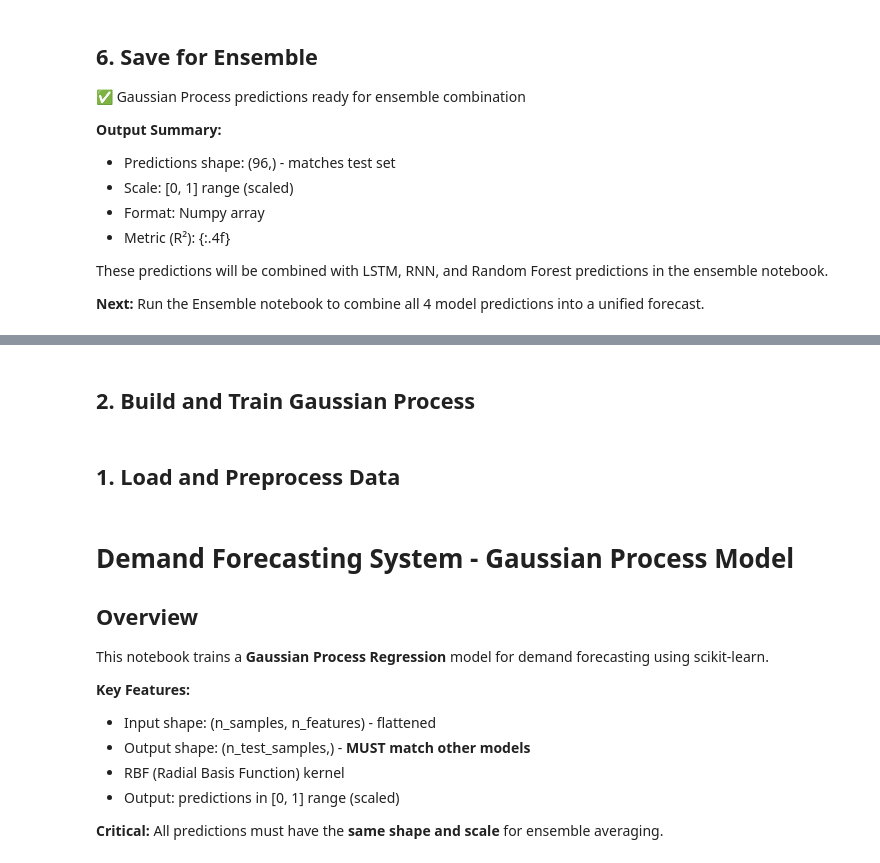
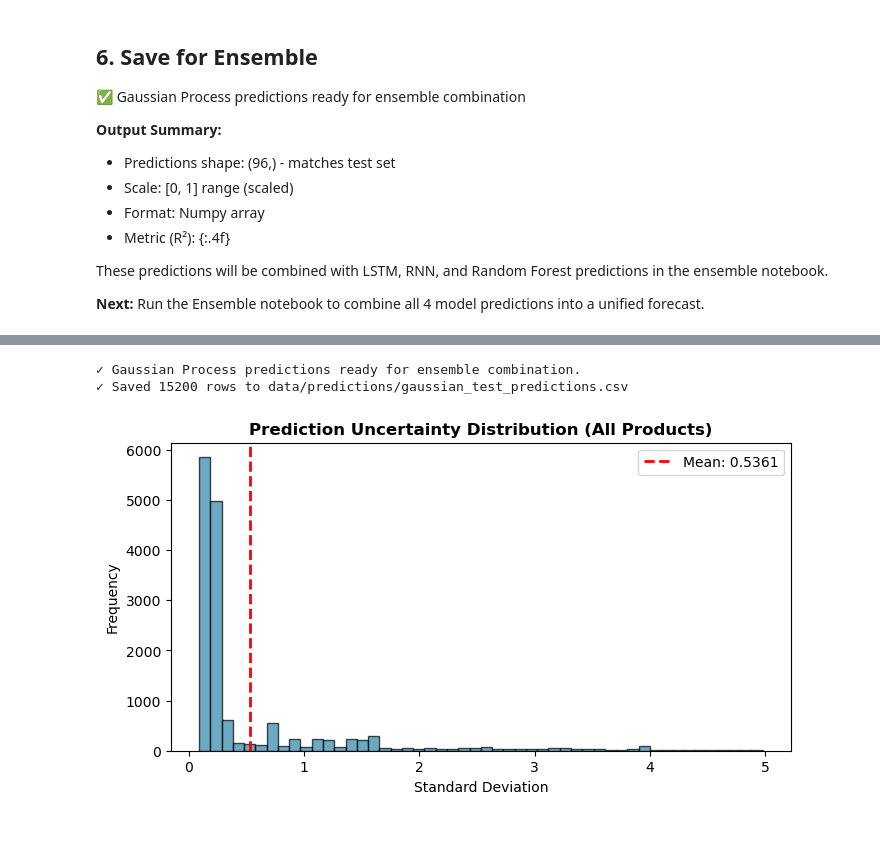
Before and after one commit to nhbi05/demand-forecasting, a Jupyter notebook: notebooks/05_Gaussian.ipynb, the cells around one changed output, grey strips where cells are left out. Drawn from its saved outputs; the diff is of its cells as text; code cells hidden in the pictures; blank space fills up the shorter version.

```diff
--- a/notebooks/05_Gaussian.ipynb
+++ b/notebooks/05_Gaussian.ipynb
@@ -124,2 +264,0 @@ print(f"✓ Normalized Y: {model.normalize_y}")
-# %% [markdown]
-## 2. Build and Train Gaussian Process
@@ -149,2 +264,0 @@ print(f"\n✓ Test predictions will have shape: ({len(y_test_flat)},)")
-# %% [markdown]
-## 1. Load and Preprocess Data
@@ -170,13 +265,27 @@ print("✓ Libraries and modules imported successfully")
-# %% [markdown]
-# Demand Forecasting System - Gaussian Process Model
-
-## Overview
-This notebook trains a **Gaussian Process Regression** model for demand forecasting using scikit-learn.
-
-**Key Features:**
-- Input shape: (n_samples, n_features) - flattened
-- Output shape: (n_test_samples,) - **MUST match other models**
-- RBF (Radial Basis Function) kernel
-- Output: predictions in [0, 1] range (scaled)
-
-**Critical:** All predictions must have the **same shape and scale** for ensemble averaging.
+# %%
+# Format to final contract shape: date, item_id, predicted_quantity, actual_quantity
+final_predictions = test_results[["date", "item_id", "predicted_quantity", "actual_quantity"]].copy()
+
+# Create output dir
+import os
+os.makedirs("data/predictions", exist_ok=True)
+
+# Save to CSV
+final_predictions.to_csv("data/predictions/gaussian_test_predictions.csv", index=False)
+
+print(f"✓ Gaussian Process predictions ready for ensemble combination.")
+print(f"✓ Saved {len(final_predictions)} rows to data/predictions/gaussian_test_predictions.csv")
+
+# Quick distribution check of uncertainty
+fig, ax = plt.subplots(1, 1, figsize=(8, 4))
+ax.hist(test_results["gp_std"], bins=50, color='#2E86AB', alpha=0.7, edgecolor='black')
+ax.axvline(test_results["gp_std"].mean(), color='red', linestyle='--', linewidth=2, label=f'Mean: {test_results["gp_std"].mean():.4f}')
+ax.set_title('Prediction Uncertainty Distribution (All Products)', fontsize=12, fontweight='bold')
+ax.set_xlabel('Standard Deviation')
+ax.set_ylabel('Frequency')
+ax.legend()
+plt.show()
+# %% [output]
+✓ Gaussian Process predictions ready for ensemble combination.
+✓ Saved 15200 rows to data/predictions/gaussian_test_predictions.csv
+[figure, added]
```
Also changed, not shown: parts of 20 cells of this notebook.
